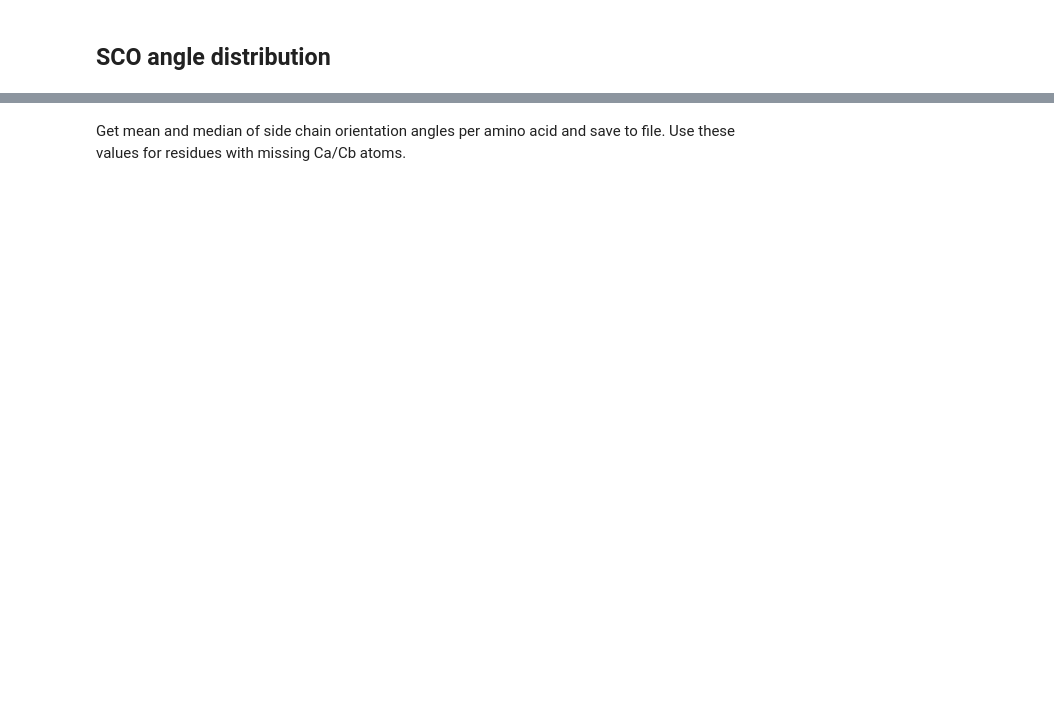
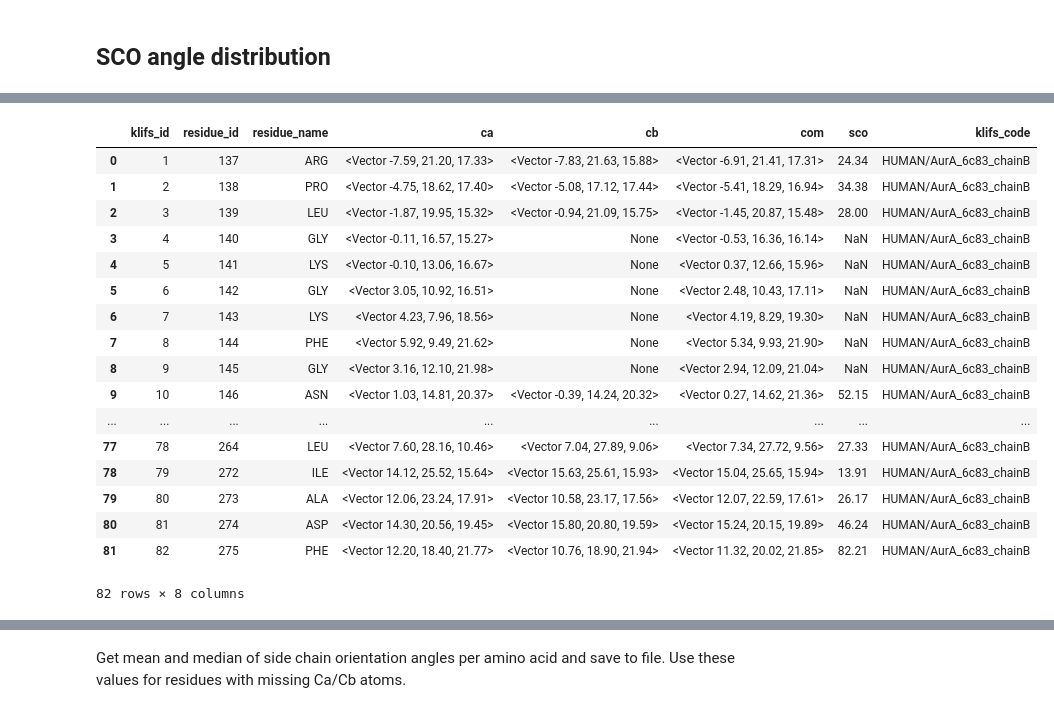
Before and after one commit to volkamerlab/kissim, a Jupyter notebook: scripts/gaps_ca_cb_sco_stats.ipynb, the cells around one changed output, grey strips where cells are left out. Drawn from its saved outputs; the diff is of its cells as text; code cells hidden in the pictures; blank space fills up the shorter version.

```diff
--- a/scripts/gaps_ca_cb_sco_stats.ipynb
+++ b/scripts/gaps_ca_cb_sco_stats.ipynb
@@ -118,2 +204,25 @@ sco_stats.data
+# %%
+sco_stats.data[
+    (sco_stats.data.klifs_code == 'HUMAN/AurA_6c83_chainB')
+]
+# %% [output]
+|  | klifs_id | residue_id | residue_name | ca | cb | com | sco | klifs_code |
+| 0 | 1 | 137 | ARG | <Vector -7.59, 21.20, 17.33> | <Vector -7.83, 21.63, 15.88> | <Vector -6.91, 21.41, 17.31> | 24.34 | HUMAN/AurA_6c83_chainB |
+| 1 | 2 | 138 | PRO | <Vector -4.75, 18.62, 17.40> | <Vector -5.08, 17.12, 17.44> | <Vector -5.41, 18.29, 16.94> | 34.38 | HUMAN/AurA_6c83_chainB |
+| 2 | 3 | 139 | LEU | <Vector -1.87, 19.95, 15.32> | <Vector -0.94, 21.09, 15.75> | <Vector -1.45, 20.87, 15.48> | 28.00 | HUMAN/AurA_6c83_chainB |
+| 3 | 4 | 140 | GLY | <Vector -0.11, 16.57, 15.27> | None | <Vector -0.53, 16.36, 16.14> | NaN | HUMAN/AurA_6c83_chainB |
+| 4 | 5 | 141 | LYS | <Vector -0.10, 13.06, 16.67> | None | <Vector 0.37, 12.66, 15.96> | NaN | HUMAN/AurA_6c83_chainB |
+| 5 | 6 | 142 | GLY | <Vector 3.05, 10.92, 16.51> | None | <Vector 2.48, 10.43, 17.11> | NaN | HUMAN/AurA_6c83_chainB |
+| 6 | 7 | 143 | LYS | <Vector 4.23, 7.96, 18.56> | None | <Vector 4.19, 8.29, 19.30> | NaN | HUMAN/AurA_6c83_chainB |
+| 7 | 8 | 144 | PHE | <Vector 5.92, 9.49, 21.62> | None | <Vector 5.34, 9.93, 21.90> | NaN | HUMAN/AurA_6c83_chainB |
+| 8 | 9 | 145 | GLY | <Vector 3.16, 12.10, 21.98> | None | <Vector 2.94, 12.09, 21.04> | NaN | HUMAN/AurA_6c83_chainB |
+| 9 | 10 | 146 | ASN | <Vector 1.03, 14.81, 20.37> | <Vector -0.39, 14.24, 20.32> | <Vector 0.27, 14.62, 21.36> | 52.15 | HUMAN/AurA_6c83_chainB |
+| ... | ... | ... | ... | ... | ... | ... | ... | ... |
+| 77 | 78 | 264 | LEU | <Vector 7.60, 28.16, 10.46> | <Vector 7.04, 27.89, 9.06> | <Vector 7.34, 27.72, 9.56> | 27.33 | HUMAN/AurA_6c83_chainB |
+| 78 | 79 | 272 | ILE | <Vector 14.12, 25.52, 15.64> | <Vector 15.63, 25.61, 15.93> | <Vector 15.04, 25.65, 15.94> | 13.91 | HUMAN/AurA_6c83_chainB |
+| 79 | 80 | 273 | ALA | <Vector 12.06, 23.24, 17.91> | <Vector 10.58, 23.17, 17.56> | <Vector 12.07, 22.59, 17.61> | 26.17 | HUMAN/AurA_6c83_chainB |
+| 80 | 81 | 274 | ASP | <Vector 14.30, 20.56, 19.45> | <Vector 15.80, 20.80, 19.59> | <Vector 15.24, 20.15, 19.89> | 46.24 | HUMAN/AurA_6c83_chainB |
+| 81 | 82 | 275 | PHE | <Vector 12.20, 18.40, 21.77> | <Vector 10.76, 18.90, 21.94> | <Vector 11.32, 20.02, 21.85> | 82.21 | HUMAN/AurA_6c83_chainB |
+82 rows × 8 columns
 # %%
 sco_stats.plot_side_chain_orientation_distribution(path_to_results, kind='violin')
```
Also changed, not shown: parts of 12 cells of this notebook.
